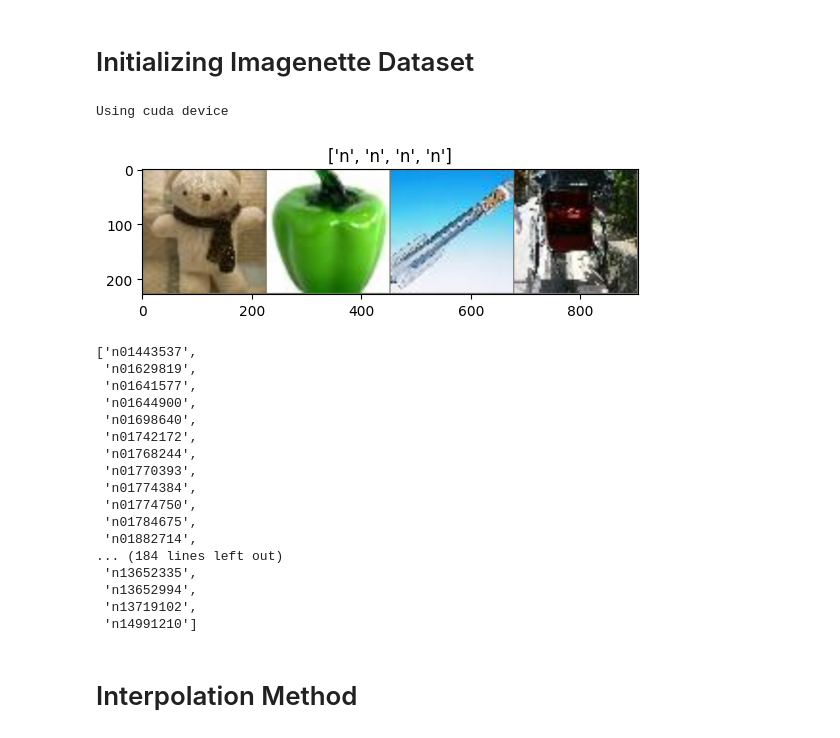
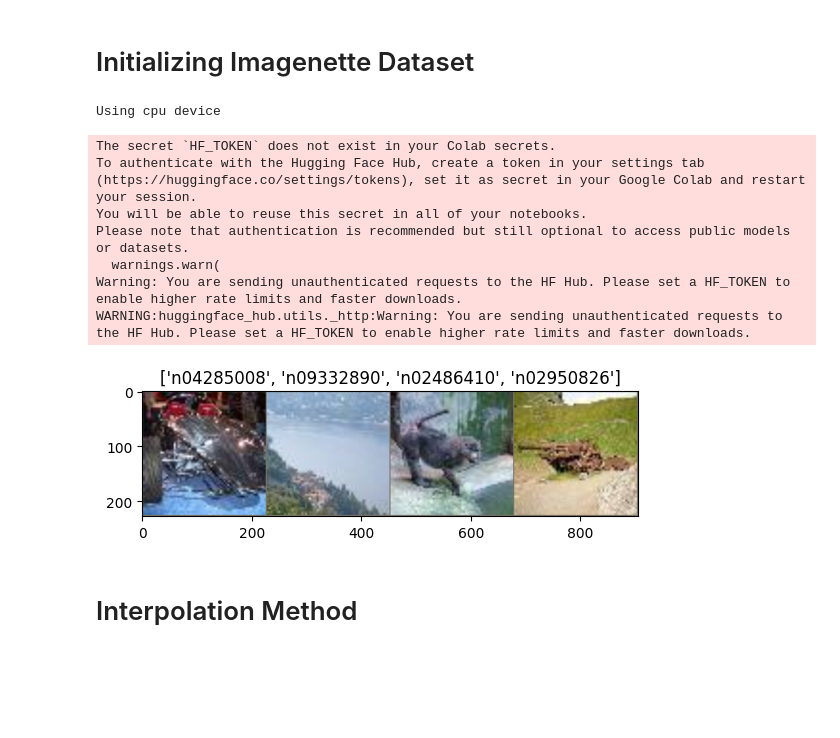
Before and after one commit to MohammedZ666/NeuralNetInterpolation, a Jupyter notebook: ResNet_Interpolation.ipynb, the cells around one changed output. Saved outputs shown, nothing was run; the diff lists cells and outputs as text; code cells hidden in the pictures; blank space fills up the shorter version.

```diff
--- a/ResNet_Interpolation.ipynb
+++ b/ResNet_Interpolation.ipynb
@@ -233,56 +233,43 @@ data = {
     'train': ds['train'],
     'val': ds['valid']   # TinyImageNet uses 'valid', not 'val'
 }
 
 image_datasets = {x: TransformDataset(data[x], data_transforms[x])
                   for x in ['train', 'val']}
 
 image_datasets_interp = {x: TransformDataset(data[x], data_transforms_interp[x])
                   for x in ['train', 'val']}
 
 dataloaders = {x: torch.utils.data.DataLoader(image_datasets[x], batch_size=batch_size,
                                              shuffle=True, num_workers=0) for x in ['train', 'val']}
 
 dataloaders_interp = {x: torch.utils.data.DataLoader(image_datasets_interp[x], batch_size=batch_size//2,
                                              shuffle=True, num_workers=0) for x in ['train', 'val']}
 
 dataset_sizes = {x: len(image_datasets[x]) for x in ['train', 'val']}
 class_names = image_datasets['train'].classes
 
 
 
 
 # Get a batch of training data
 inputs, classes = next(iter(dataloaders['train']))
 
 # Make a grid from batch
 out = torchvision.utils.make_grid(inputs[:4])
 classes = classes[:4]
 
-imshow(out, title=[class_names[x][0] if len(class_names)>1 else class_names[x] for x in classes])
+imshow(out, title=[class_names[x] for x in classes])
 # %% [output]
-Using cuda device
+Using cpu device
+The secret `HF_TOKEN` does not exist in your Colab secrets.
+To authenticate with the Hugging Face Hub, create a token in your settings tab (https://huggingface.co/settings/tokens), set it as secret in your Google Colab and restart your session.
+You will be able to reuse this secret in all of your notebooks.
+Please note that authentication is recommended but still optional to access public models or datasets.
+  warnings.warn(
+Warning: You are sending unauthenticated requests to the HF Hub. Please set a HF_TOKEN to enable higher rate limits and faster downloads.
+WARNING:huggingface_hub.utils._http:Warning: You are sending unauthenticated requests to the HF Hub. Please set a HF_TOKEN to enable higher rate limits and faster downloads.
-[figure, old version]
+[figure, new version]
-# %%
-image_datasets_interp['train'].classes
-# %% [output]
-['n01443537',
- 'n01629819',
- 'n01641577',
- 'n01644900',
- 'n01698640',
- 'n01742172',
- 'n01768244',
- 'n01770393',
- 'n01774384',
- 'n01774750',
- 'n01784675',
- 'n01882714',
-... (184 lines left out)
- 'n13652335',
- 'n13652994',
- 'n13719102',
- 'n14991210']
 # %% [markdown]
 # Interpolation Method
 # %%
```
Also changed, not shown: parts of 1 cell of this notebook.
